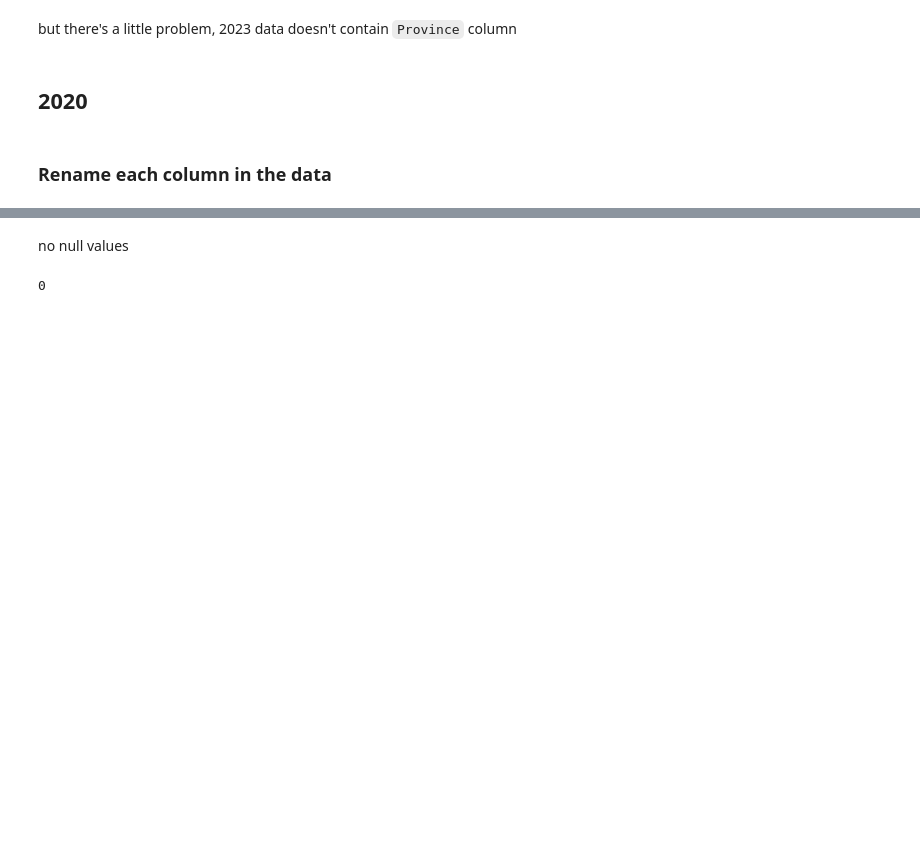
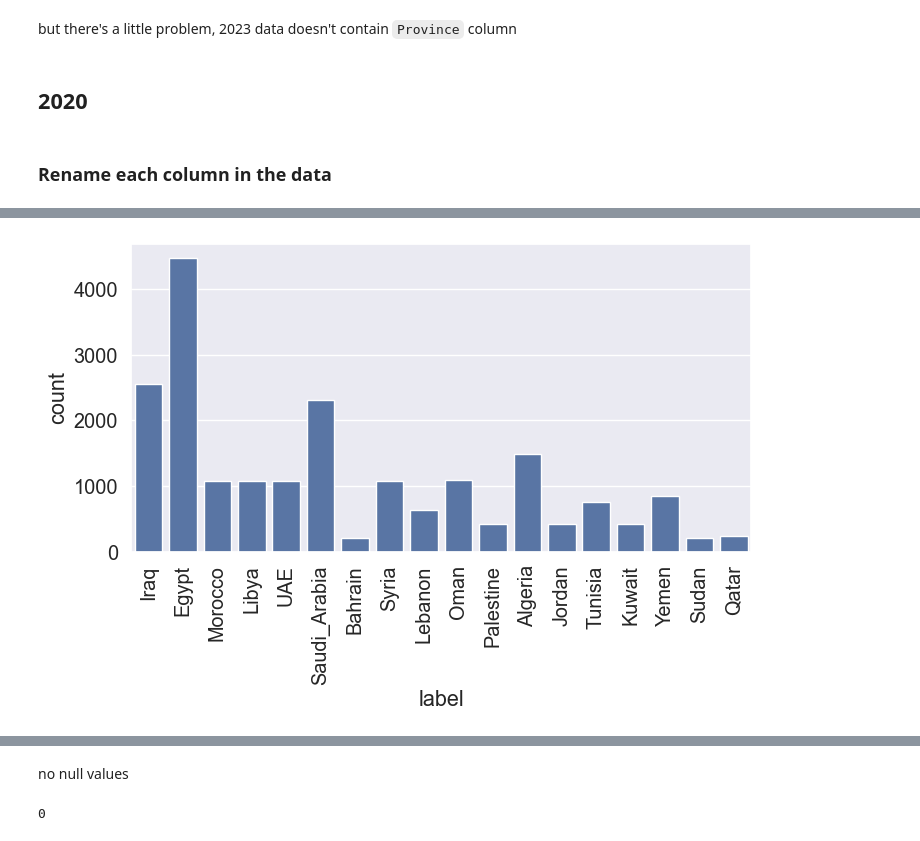
Before and after one commit to Abdelrhmankaram/NADI-Subtask-1, a Jupyter notebook: notebook.ipynb, the cells around one changed output, grey strips where cells are left out. Drawn from its saved outputs; the diff is of its cells as text; code cells hidden in the pictures; blank space fills up the shorter version.

```diff
--- a/notebook.ipynb
+++ b/notebook.ipynb
@@ -122,3 +179,9 @@ data_2020.iloc[3]["Text"]
+# %%
+plt.figure(figsize=(8,4))
+sns.countplot(x='label', data=data_2020)
+plt.xticks(rotation=90);
+# %% [output]
+[figure, added]
 # %%
 data_2020.isna().sum()
 # %% [output]
```
Also changed, not shown: parts of 83 cells of this notebook, 1 other file.
